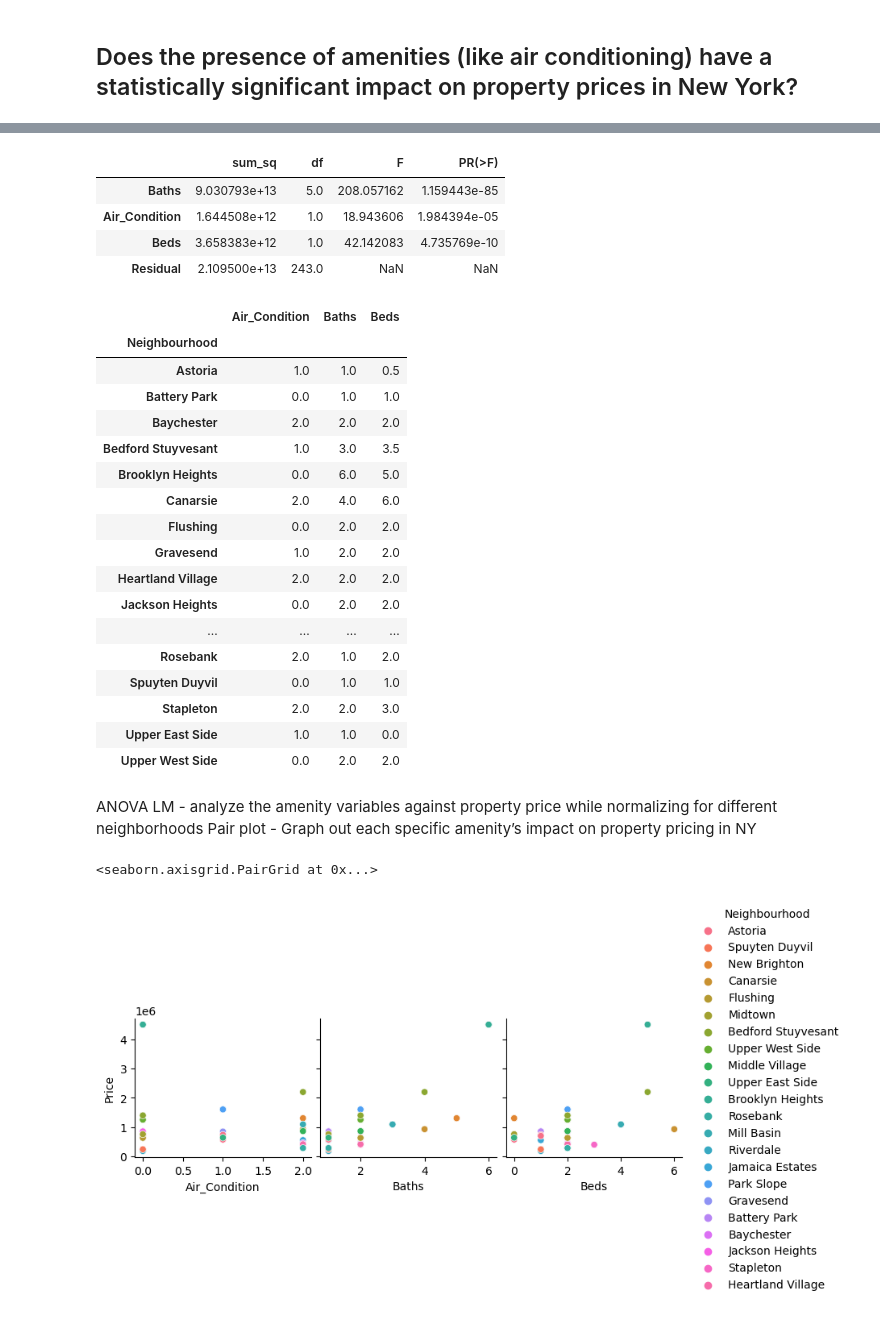
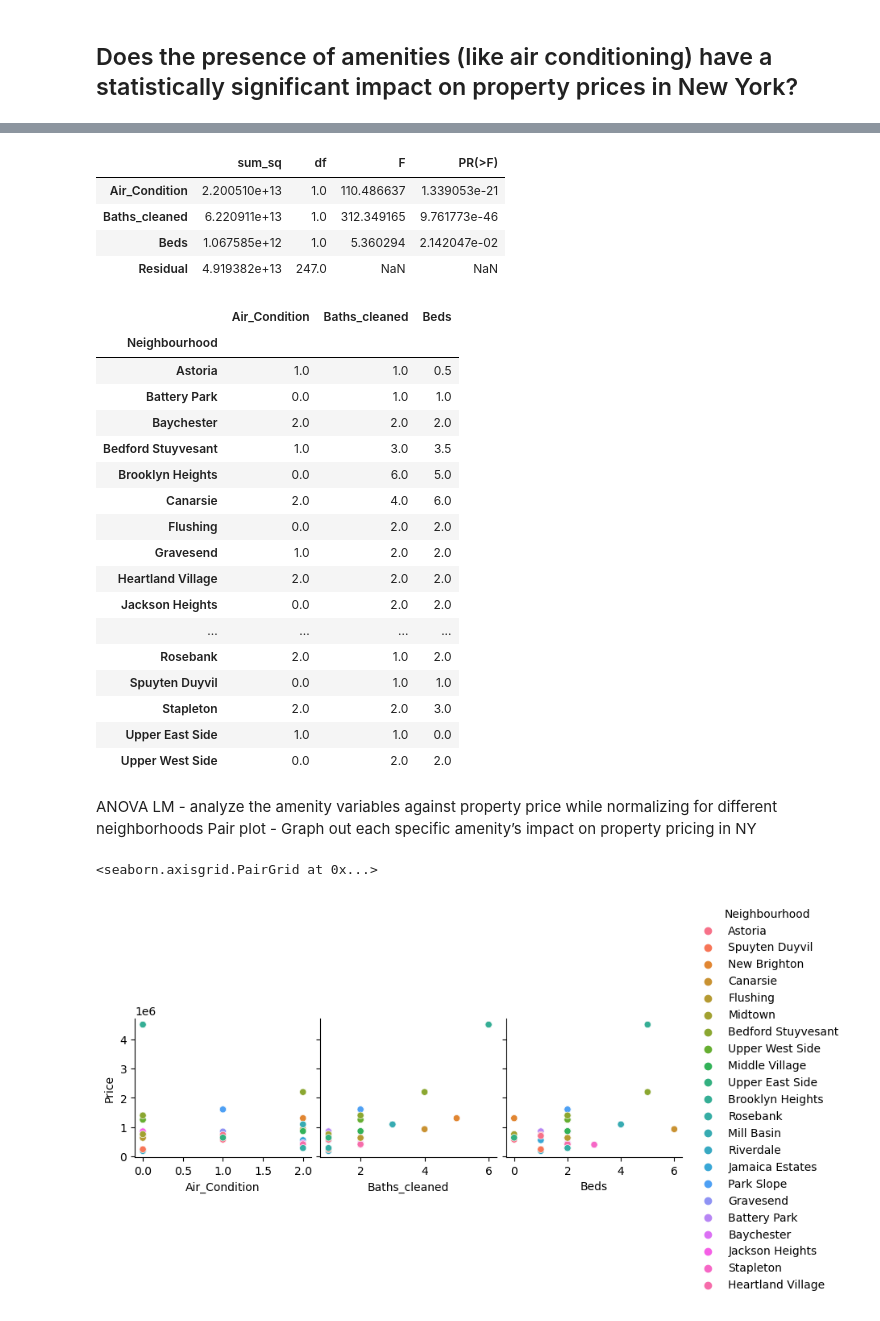
Before and after one commit to AaronSantilli/SI370-Project-1, a Jupyter notebook: project1_casey.ipynb, the cells around one changed output, grey strips where cells are left out. Cells and saved outputs as stored; diff of their text form; code cells hidden in the pictures.

```diff
--- a/project1_casey.ipynb
+++ b/project1_casey.ipynb
@@ -75,11 +51,22 @@ data['Beds'] = data['Beds'].replace('S', 0.5)
-# %%
-data['Area'] = data['Area'].apply(lambda x: int(re.search(r'\d+', x).group()))
-data['Price'] = data['Price'].apply(lambda x: int(re.search(r'\d+', x).group()))
 # %%
+data.rename(columns = {"Area" : "Area (sqft)"}, inplace = True)
+data = data.drop(labels = ['Unnamed: 0'], axis = 1)
+data = data.replace("Null", pd.NA).dropna()
+data['Price'] = data['Price'].str.replace('$', '')
+data['Baths_cleaned'] = data['Baths'].str.replace('Baths', '')
+data['Baths_cleaned'] = data['Baths_cleaned'].str.replace('Bath', '')
+data['Baths_cleaned'] = data['Baths_cleaned'].apply(lambda x: int(x))
+data['Year Built'] = data['Year Built'].apply(lambda x : x[-4:])
+data['Area (sqft)']= data['Area (sqft)'].apply(lambda x: x.strip('sqft'))
+data['Area (sqft)']= data['Area (sqft)'].str.replace(',', '')
 data['Beds'] = data['Beds'].apply(lambda x : x[0])
 data['Beds'] = data['Beds'].replace('S', 0.5)
+data['Price'] = data['Price'].str.replace(',', '').astype(int)
+data['Beds'] = data['Beds'].apply(lambda x: int(x))
+data['Year Built'] = data['Year Built'].apply(lambda x : x[-4:])
+data['Beds'] = data['Beds'].replace('S', 0.5)
+#data['Price'] = data['Price'].apply(lambda x: int(re.search(r'\d+', x).group()))
 data['Beds'] = data['Beds'].apply(lambda x : int(x))
-data['Price'] = data['Price'].str.replace(',', '').astype(int)
 data['Price(per sqft)'] = data['Price(per sqft)'].str.replace('$', '')
 data['Price(per sqft)'] = data['Price(per sqft)'].str.replace(',', '').astype(int)
 data['Area (sqft)'] = data['Area (sqft)'].apply(lambda x : x.strip('sqft'))
@@ -343,17 +359,6 @@ def labelled_scatterplot(data=None,x=None,y=None,labs=None):
         p1.text(data[x][line]+0.01, data[y][line],
                 data[labs][line], horizontalalignment='left',
                 size='medium', color='black')
-# %%
-#cleaning
-data['Beds'] = data['Beds'].apply(lambda x : x[0])
-data['Beds'] = data['Beds'].replace('S', 0.5)
-data['Beds'] = data['Beds'].apply(lambda x : int(x))
-data['Price'] = data['Price'].str.replace(',', '').astype(int)
-data['Price(per sqft)'] = data['Price(per sqft)'].str.replace('$', '')
-data['Price(per sqft)'] = data['Price(per sqft)'].str.replace(',', '').astype(int)
-data['Area (sqft)'] = data['Area (sqft)'].apply(lambda x : x.strip('sqft'))
-data['Area (sqft)'] = data['Area (sqft)'].str.replace(',', '')
-data['Area (sqft)'] = data['Area (sqft)'].apply(lambda x : int(re.search(r'\d+', x).group()))
 # %%
 output = data[3:7].corr()#.unstack().sort_values(ascending=False).reset_index()
 output = output.unstack().sort_values(key=abs, ascending=False).drop_duplicates().reset_index()
@@ -420,22 +456,20 @@ data
 # %%
 #multiple amenities including Bed, Bath, and Air Conditioning
 # %%
-ny_lm = ols('Price ~ Air_Condition + Baths + Beds', data=data).fit()
+ny_lm = ols('Price ~ Air_Condition + Baths_cleaned + Beds', data=data).fit()
 table = sm.stats.anova_lm(ny_lm, typ=2)
 table
 # %% [output]
 |  | sum_sq | df | F | PR(>F) |
-| Baths | 9.030793e+13 | 5.0 | 208.057162 | 1.159443e-85 |
-| Air_Condition | 1.644508e+12 | 1.0 | 18.943606 | 1.984394e-05 |
-| Beds | 3.658383e+12 | 1.0 | 42.142083 | 4.735769e-10 |
-| Residual | 2.109500e+13 | 243.0 | NaN | NaN |
+| Air_Condition | 2.200510e+13 | 1.0 | 110.486637 | 1.339053e-21 |
+| Baths_cleaned | 6.220911e+13 | 1.0 | 312.349165 | 9.761773e-46 |
+| Beds | 1.067585e+12 | 1.0 | 5.360294 | 2.142047e-02 |
+| Residual | 4.919382e+13 | 247.0 | NaN | NaN |
-# %%
-data['Baths'] = data['Baths'].apply(lambda x: int(x))
 # %%
-med_am = data.groupby('Neighbourhood')[['Air_Condition', 'Baths', 'Beds']].median()
+med_am = data.groupby('Neighbourhood')[['Air_Condition', 'Baths_cleaned', 'Beds']].median()
 med_am
 # %% [output]
-|  | Air_Condition | Baths | Beds |
+|  | Air_Condition | Baths_cleaned | Beds |
 | Neighbourhood |  |  |  |
 | Astoria | 1.0 | 1.0 | 0.5 |
 | Battery Park | 0.0 | 1.0 | 1.0 |
@@ -459,10 +493,10 @@ Pair plot - Graph out each specific amenity’s impact on property pricing in NY
 # %%
 sns.pairplot(
     data, hue='Neighbourhood',
-    x_vars=["Air_Condition", "Baths", "Beds"],
+    x_vars=["Air_Condition", "Baths_cleaned", "Beds"],
     y_vars=["Price"])
 # %% [output]
 <seaborn.axisgrid.PairGrid at 0x...>
-[figure, old version]
+[figure, new version]
 # %%
 #Pair plot - Graph out each specific amenity’s impact on property pricing in NY
```
Also changed, not shown: parts of 31 cells of this notebook.
